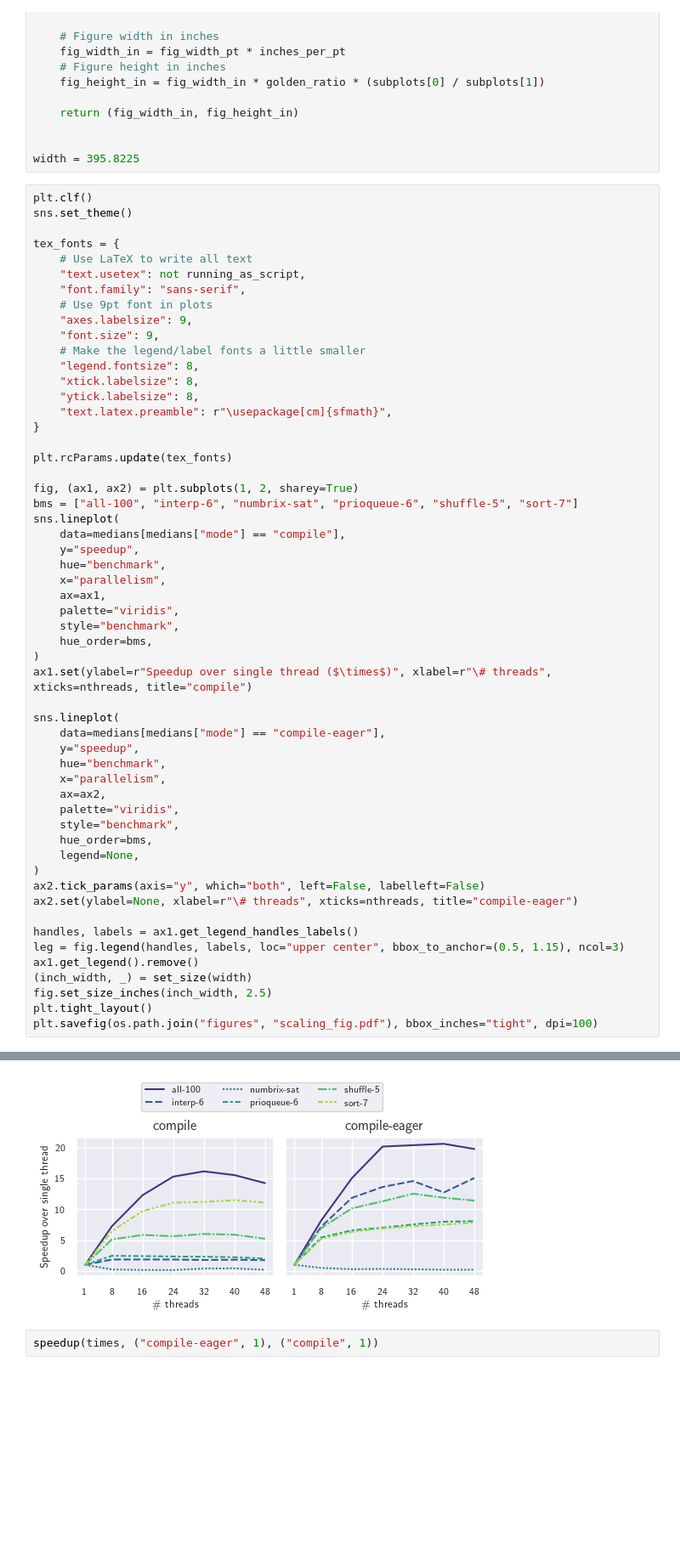
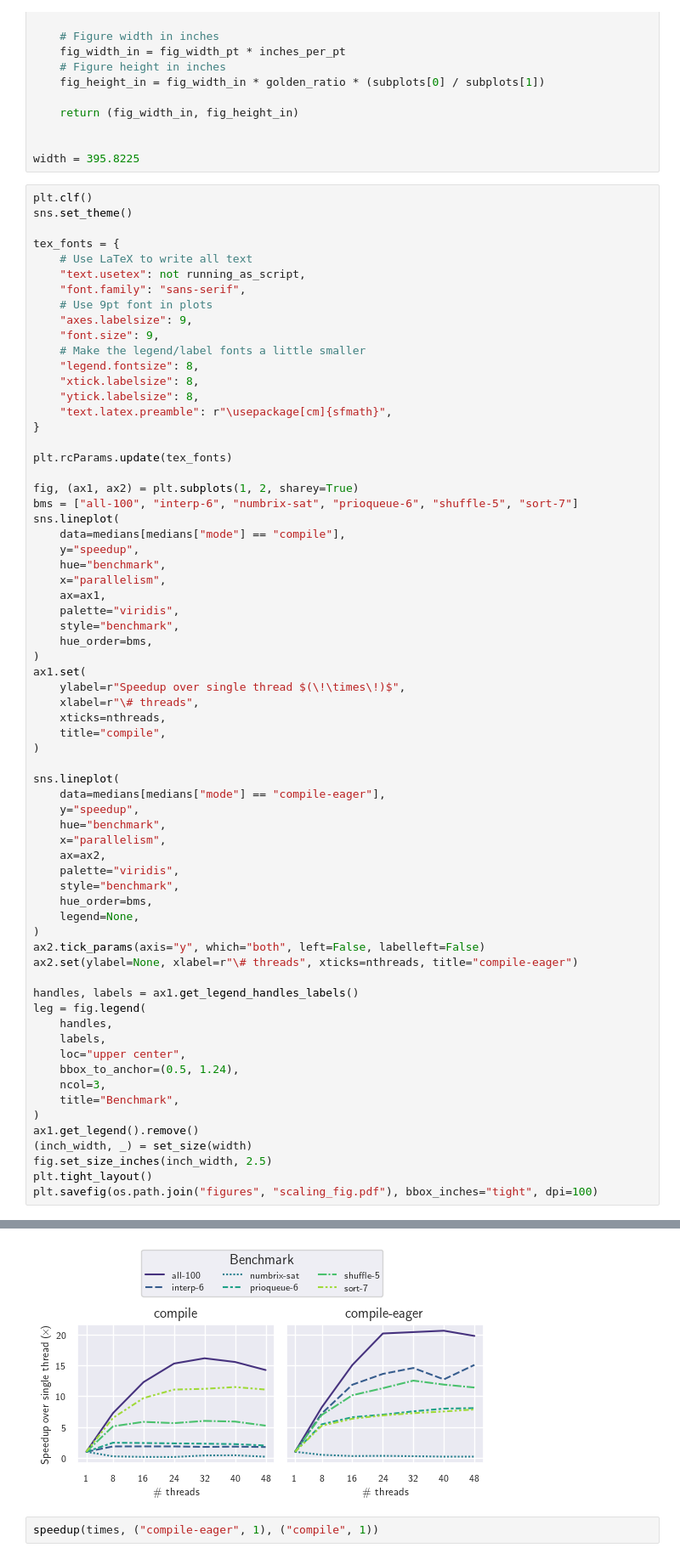
Before and after one commit to aaronbembenek/making-formulog-fast, a Jupyter notebook: paper-results/scaling/scaling_analysis.ipynb, the cells around one changed output, grey strips where cells are left out. Shown: that part at 85% size. Saved outputs shown, nothing was run; the diff lists cells and outputs as text; blank space fills up the shorter version.

Commit message:
Tweak legend position.

```diff
--- a/paper-results/scaling/scaling_analysis.ipynb
+++ b/paper-results/scaling/scaling_analysis.ipynb
@@ -366,36 +366,48 @@ sns.lineplot(
     hue="benchmark",
     x="parallelism",
     ax=ax1,
     palette="viridis",
     style="benchmark",
     hue_order=bms,
 )
-ax1.set(ylabel=r"Speedup over single thread ($\times$)", xlabel=r"\# threads", xticks=nthreads, title="compile")
+ax1.set(
+    ylabel=r"Speedup over single thread $(\!\times\!)$",
+    xlabel=r"\# threads",
+    xticks=nthreads,
+    title="compile",
+)
 
 sns.lineplot(
     data=medians[medians["mode"] == "compile-eager"],
     y="speedup",
     hue="benchmark",
     x="parallelism",
     ax=ax2,
     palette="viridis",
     style="benchmark",
     hue_order=bms,
     legend=None,
 )
 ax2.tick_params(axis="y", which="both", left=False, labelleft=False)
 ax2.set(ylabel=None, xlabel=r"\# threads", xticks=nthreads, title="compile-eager")
 
 handles, labels = ax1.get_legend_handles_labels()
-leg = fig.legend(handles, labels, loc="upper center", bbox_to_anchor=(0.5, 1.15), ncol=3)
+leg = fig.legend(
+    handles,
+    labels,
+    loc="upper center",
+    bbox_to_anchor=(0.5, 1.24),
+    ncol=3,
+    title="Benchmark",
+)
 ax1.get_legend().remove()
 (inch_width, _) = set_size(width)
 fig.set_size_inches(inch_width, 2.5)
 plt.tight_layout()
 plt.savefig(os.path.join("figures", "scaling_fig.pdf"), bbox_inches="tight", dpi=100)
 # %% [output]
 <Figure size 640x480 with 0 Axes>
-[figure, old version]
+[figure, new version]
 # %%
 speedup(times, ("compile-eager", 1), ("compile", 1))
 # %% [output]
```
Also changed, not shown: parts of 1 cell of this notebook.
